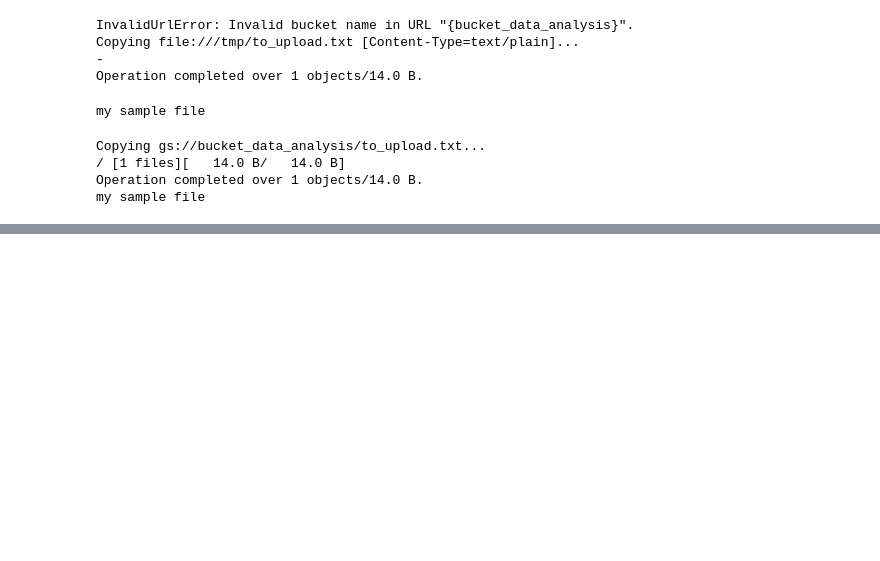
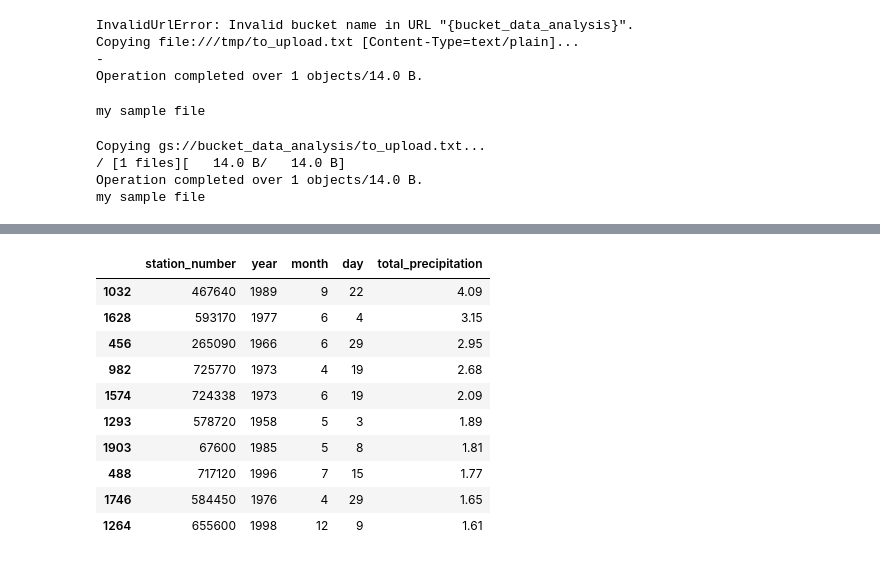
Before and after one commit to NOURDINEEEE/Data_Science_Project1, a Jupyter notebook: Data_analysis_TT_Colab_GitHub.ipynb, the cells around one changed output, grey strips where cells are left out. Cells and saved outputs as stored; diff of their text form; code cells hidden in the pictures; blank space fills up the shorter version.

```diff
--- a/Data_analysis_TT_Colab_GitHub.ipynb
+++ b/Data_analysis_TT_Colab_GitHub.ipynb
@@ -112,0 +200,15 @@ my sample file
+# %%
+# 10 highest total_precipitation samples
+df.sort_values('total_precipitation', ascending=False).head(10)[['station_number', 'year', 'month', 'day', 'total_precipitation']]
+# %% [output]
+|  | station_number | year | month | day | total_precipitation |
+| 1032 | 467640 | 1989 | 9 | 22 | 4.09 |
+| 1628 | 593170 | 1977 | 6 | 4 | 3.15 |
+| 456 | 265090 | 1966 | 6 | 29 | 2.95 |
+| 982 | 725770 | 1973 | 4 | 19 | 2.68 |
+| 1574 | 724338 | 1973 | 6 | 19 | 2.09 |
+| 1293 | 578720 | 1958 | 5 | 3 | 1.89 |
+| 1903 | 67600 | 1985 | 5 | 8 | 1.81 |
+| 488 | 717120 | 1996 | 7 | 15 | 1.77 |
+| 1746 | 584450 | 1976 | 4 | 29 | 1.65 |
+| 1264 | 655600 | 1998 | 12 | 9 | 1.61 |
```
Also changed, not shown: parts of 10 cells of this notebook.
